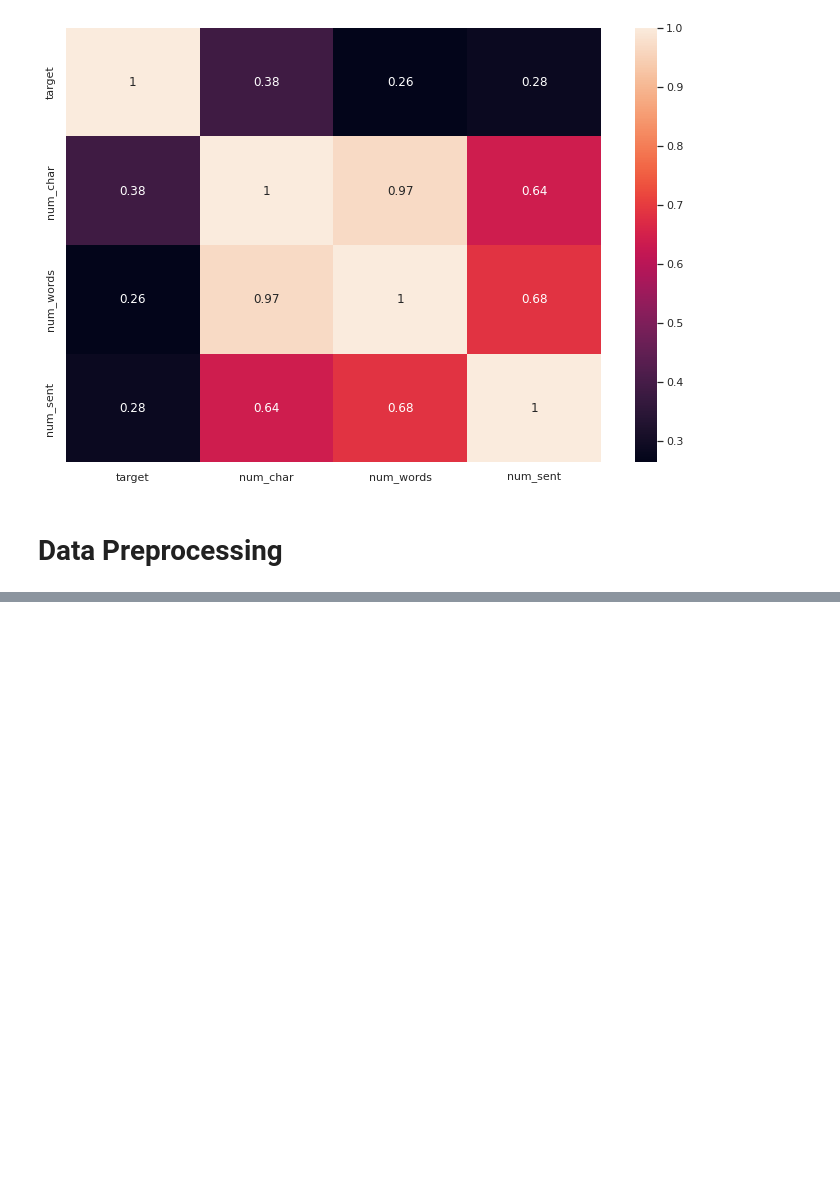
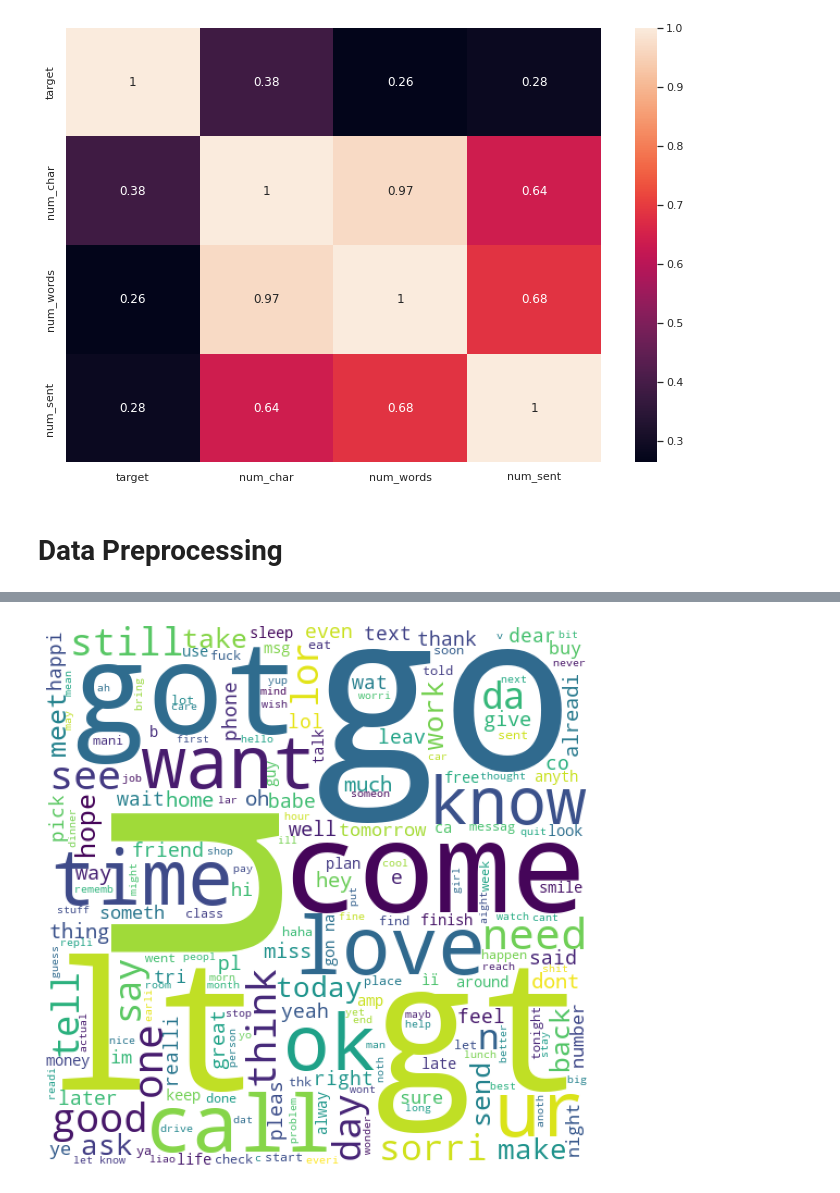
Before and after one commit to Micky373/spam_classifier, a Jupyter notebook: notebooks/spam_classifier.ipynb, the cells around one changed output, grey strips where cells are left out. Cells and saved outputs as stored; diff of their text form; code cells hidden in the pictures; blank space fills up the shorter version.

```diff
--- a/notebooks/spam_classifier.ipynb
+++ b/notebooks/spam_classifier.ipynb
@@ -254,0 +301,5 @@ plt.show()
+# %%
+# Now let us apply the above function on our dataset and create a new column
+
+df['transformed_message'] = df['message'].apply(transform_text)
+df.head()
@@ -254,0 +313,19 @@ plt.show()
+# %%
+# Let us initialize the word cloud visualization object
+
+wc = WordCloud(width=500,
+              height=500,
+              min_font_size=10,
+              background_color='white'
+              )
+# %%
+# Let us see the word cloud view for the ham message
+
+ham_word_cloud = wc.generate(df[df['target'] == 0 ]['transformed_message'].str.cat(sep = ' '))
+plt.figure(figsize=(10,10))
+plt.imshow(ham_word_cloud)
+plt.savefig('../charts/ham_word_cloud.png')
+plt.axis('off')
+plt.show()
+# %% [output]
+[figure, added]
```
Also changed, not shown: parts of 8 cells of this notebook, 4 other files.
